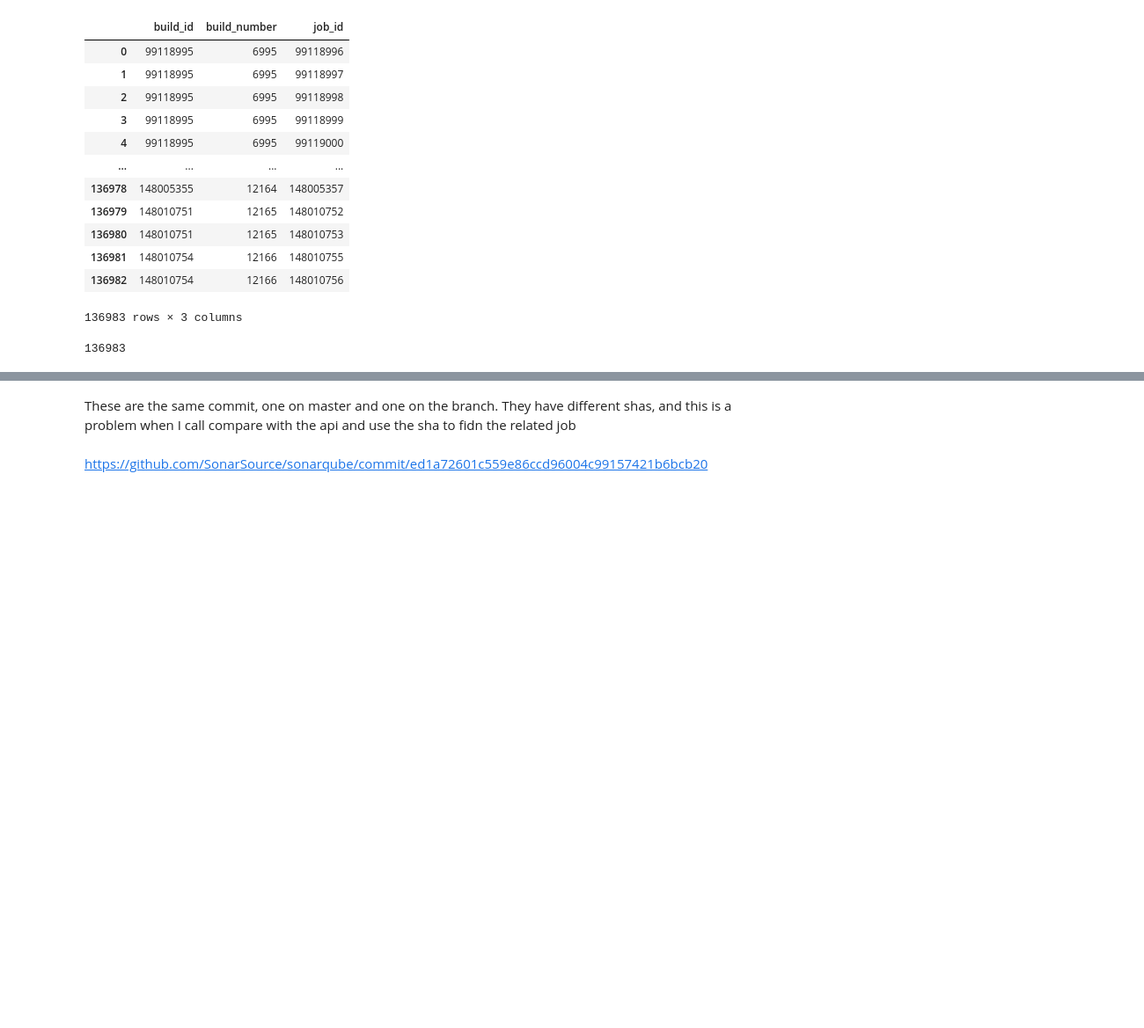
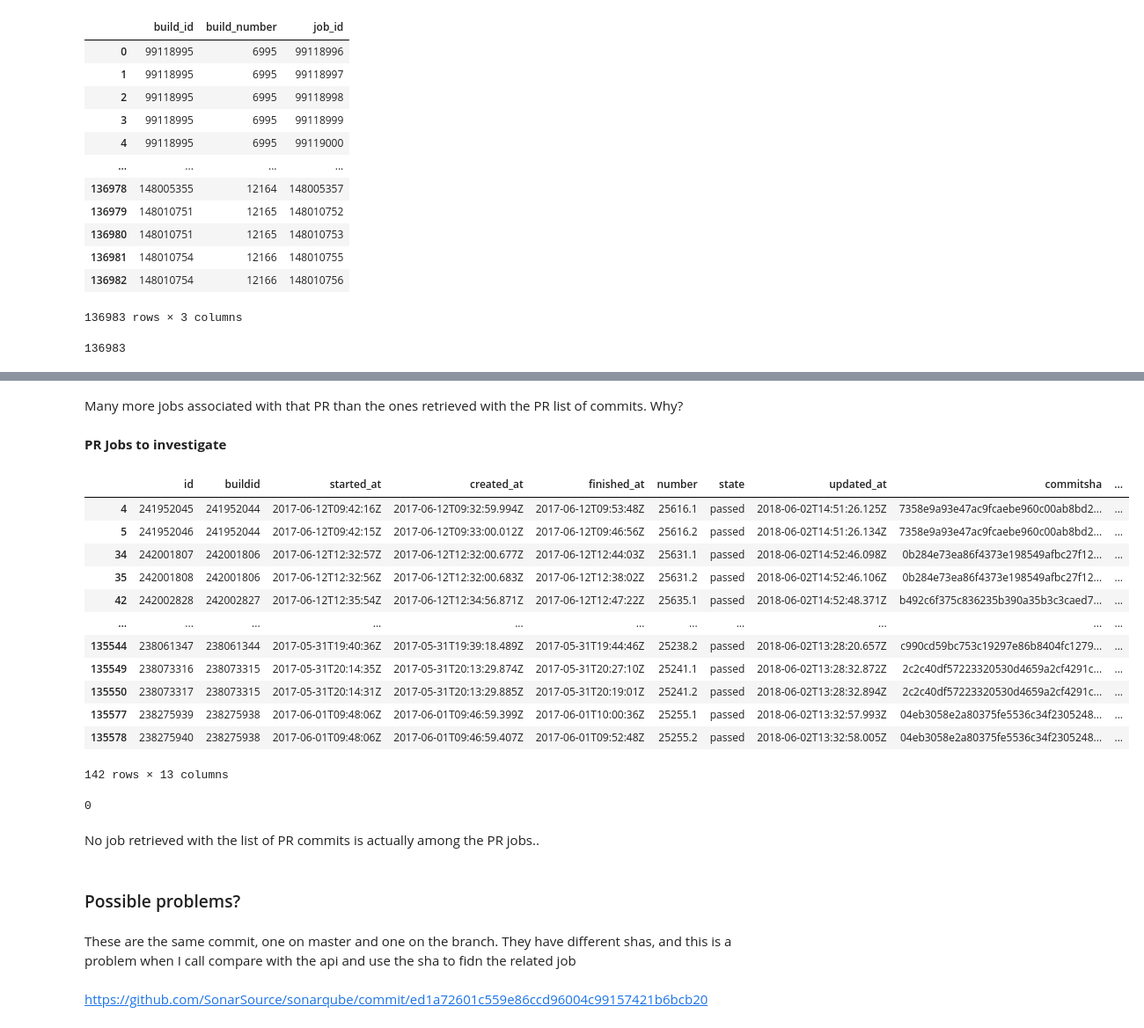
Before and after one commit to IncioMan/Continuous-Integration-metrics-for-post-release-bugs-prediction, a Jupyter notebook: notebooks/Job parser.ipynb, the cells around one changed output, grey strips where cells are left out. Shown at 88% size. Drawn from its saved outputs; the diff is of its cells as text; code cells hidden in the pictures; blank space fills up the shorter version.

```diff
--- a/notebooks/Job parser.ipynb
+++ b/notebooks/Job parser.ipynb
@@ -20,0 +26,3 @@ fields = {
+# %%
+pr_commits = pd.read_csv("../csv/pr_commits.csv", index_col=0)
+pr_commits
@@ -143,0 +172,3 @@ jobsDf[jobsDf.commitmessage == "use try-with-ressource to write log4j ES propert
+# %%
+pr_sha = pr_commits[pr_commits.pr_number == pr_number].commitsha.unique()
+pr_sha
@@ -144,3 +219,31 @@ jobsDf[jobsDf.commitmessage == "use try-with-ressource to write log4j ES propert
+# %% [markdown]
+Many more jobs associated with that PR than the ones retrieved with the PR list of commits. Why?
+# %% [markdown]
+**PR Jobs to investigate**
+# %%
+jobsDf[(jobsDf.commitref == pull_req) & ~(jobsDf.commitsha.isin(pr_sha))]
+# %% [output]
+|  | id | buildid | started_at | created_at | finished_at | number | state | updated_at | commitsha | ... |
+| 4 | 241952045 | 241952044 | 2017-06-12T09:42:16Z | 2017-06-12T09:32:59.994Z | 2017-06-12T09:53:48Z | 25616.1 | passed | 2018-06-02T14:51:26.125Z | 7358e9a93e47ac9fcaebe960c00ab8bd2... | ... |
+| 5 | 241952046 | 241952044 | 2017-06-12T09:42:15Z | 2017-06-12T09:33:00.012Z | 2017-06-12T09:46:56Z | 25616.2 | passed | 2018-06-02T14:51:26.134Z | 7358e9a93e47ac9fcaebe960c00ab8bd2... | ... |
+| 34 | 242001807 | 242001806 | 2017-06-12T12:32:57Z | 2017-06-12T12:32:00.677Z | 2017-06-12T12:44:03Z | 25631.1 | passed | 2018-06-02T14:52:46.098Z | 0b284e73ea86f4373e198549afbc27f12... | ... |
+| 35 | 242001808 | 242001806 | 2017-06-12T12:32:56Z | 2017-06-12T12:32:00.683Z | 2017-06-12T12:38:02Z | 25631.2 | passed | 2018-06-02T14:52:46.106Z | 0b284e73ea86f4373e198549afbc27f12... | ... |
+| 42 | 242002828 | 242002827 | 2017-06-12T12:35:54Z | 2017-06-12T12:34:56.871Z | 2017-06-12T12:47:22Z | 25635.1 | passed | 2018-06-02T14:52:48.371Z | b492c6f375c836235b390a35b3c3caed7... | ... |
+| ... | ... | ... | ... | ... | ... | ... | ... | ... | ... | ... |
+| 135544 | 238061347 | 238061344 | 2017-05-31T19:40:36Z | 2017-05-31T19:39:18.489Z | 2017-05-31T19:44:46Z | 25238.2 | passed | 2018-06-02T13:28:20.657Z | c990cd59bc753c19297e86b8404fc1279... | ... |
+| 135549 | 238073316 | 238073315 | 2017-05-31T20:14:35Z | 2017-05-31T20:13:29.874Z | 2017-05-31T20:27:10Z | 25241.1 | passed | 2018-06-02T13:28:32.872Z | 2c2c40df57223320530d4659a2cf4291c... | ... |
+| 135550 | 238073317 | 238073315 | 2017-05-31T20:14:31Z | 2017-05-31T20:13:29.885Z | 2017-05-31T20:19:01Z | 25241.2 | passed | 2018-06-02T13:28:32.894Z | 2c2c40df57223320530d4659a2cf4291c... | ... |
+| 135577 | 238275939 | 238275938 | 2017-06-01T09:48:06Z | 2017-06-01T09:46:59.399Z | 2017-06-01T10:00:36Z | 25255.1 | passed | 2018-06-02T13:32:57.993Z | 04eb3058e2a80375fe5536c34f2305248... | ... |
+| 135578 | 238275940 | 238275938 | 2017-06-01T09:48:06Z | 2017-06-01T09:46:59.407Z | 2017-06-01T09:52:48Z | 25255.2 | passed | 2018-06-02T13:32:58.005Z | 04eb3058e2a80375fe5536c34f2305248... | ... |
+142 rows × 13 columns
+# %%
+len(jobsDf[jobsDf.commitref == pull_req]) - len(jobsDf[(jobsDf.commitref == pull_req) & ~(jobsDf.commitsha.isin(pr_sha))])
+# %% [output]
+0
+# %% [markdown]
+No job retrieved with the list of PR commits is actually among the PR jobs..
+# %% [markdown]
+### Possible problems?
 # %% [markdown]
 These are the same commit, one on master and one on the branch. They have different shas, and this is a problem when I call compare with the api and use the sha to fidn the related job
 # %% [markdown]
```
Also changed, not shown: parts of 14 cells of this notebook, 5 other files.
